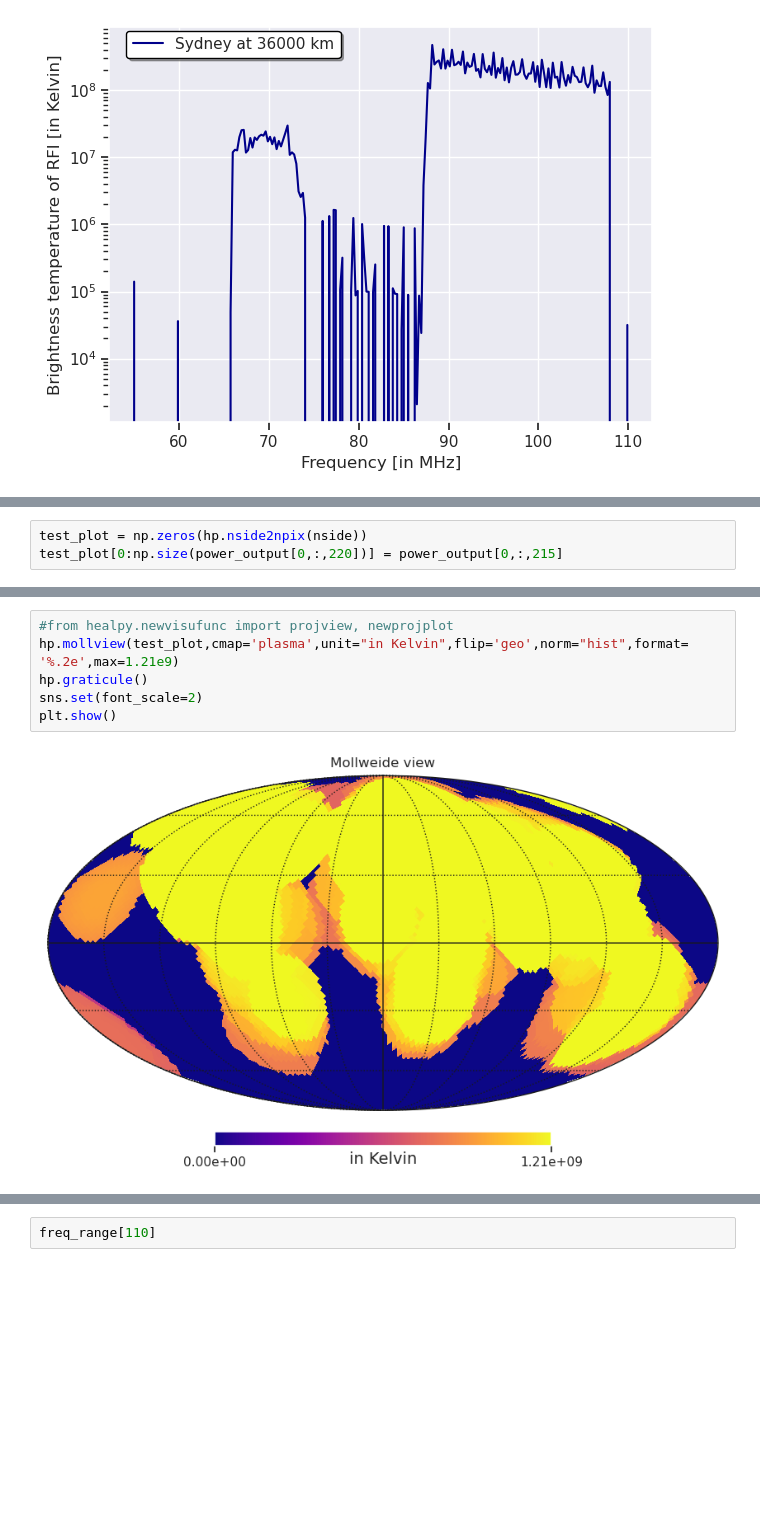
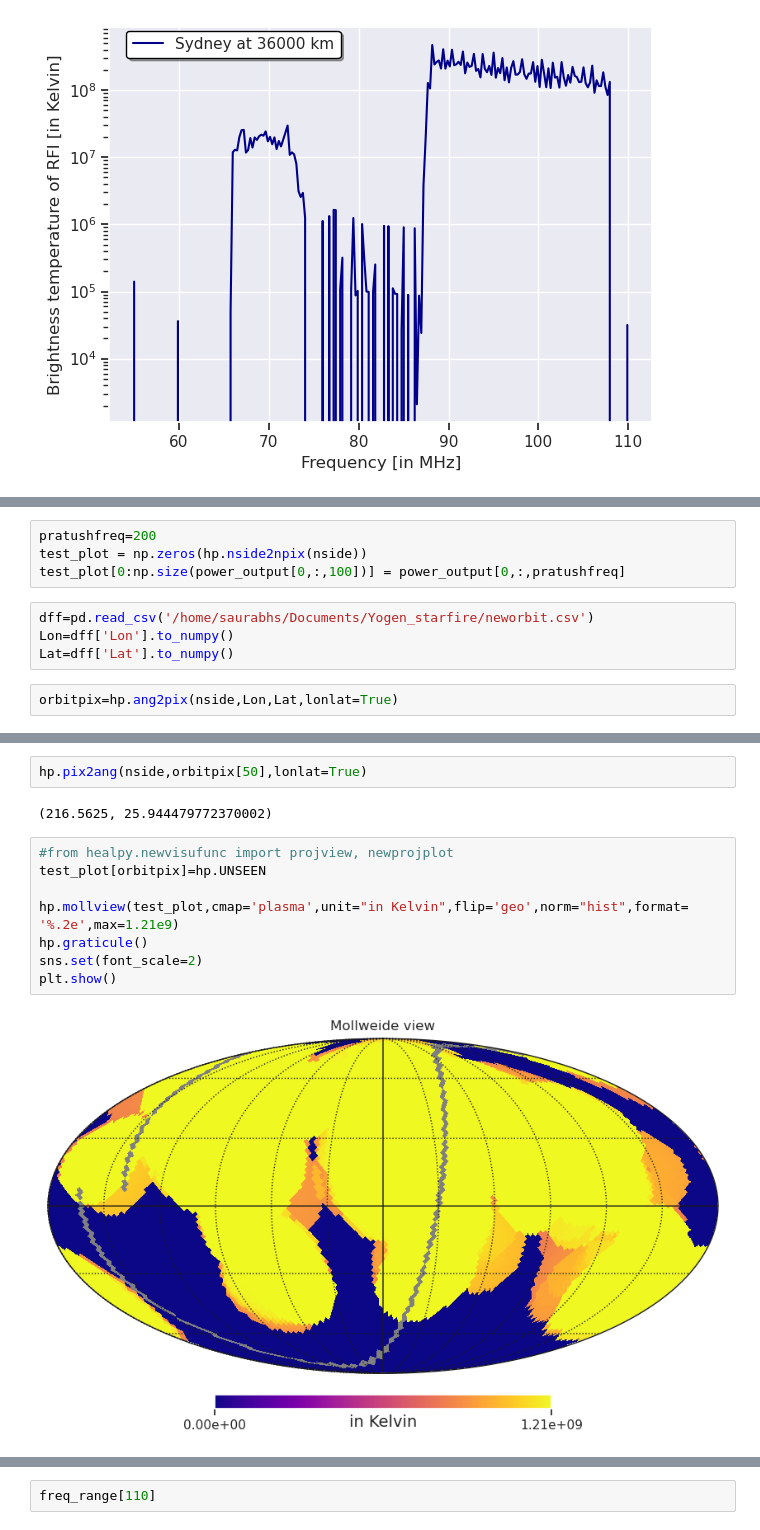
Before and after one commit to Bharatcs/rfi, a Jupyter notebook: Project/starfire_main.ipynb, the cells around one changed output, grey strips where cells are left out. Cells and saved outputs as stored; diff of their text form; blank space fills up the shorter version.

Commit message:
starfire beast push

```diff
--- a/Project/starfire_main.ipynb
+++ b/Project/starfire_main.ipynb
@@ -475,3 +475,10 @@ plt.legend(facecolor="white", edgecolor="black", bbox_to_anchor=(0.44, 1.01),fan
 # %%
+pratushfreq=200
 test_plot = np.zeros(hp.nside2npix(nside))
-test_plot[0:np.size(power_output[0,:,220])] = power_output[0,:,215]
+test_plot[0:np.size(power_output[0,:,100])] = power_output[0,:,pratushfreq]
+# %%
+dff=pd.read_csv('/home/saurabhs/Documents/Yogen_starfire/neworbit.csv')
+Lon=dff['Lon'].to_numpy()
+Lat=dff['Lat'].to_numpy()
+# %%
+orbitpix=hp.ang2pix(nside,Lon,Lat,lonlat=True)
@@ -478,8 +491,14 @@ test_plot[0:np.size(power_output[0,:,220])] = power_output[0,:,215]
+# %%
+hp.pix2ang(nside,orbitpix[50],lonlat=True)
+# %% [output]
+(216.5625, 25.944479772370002)
 # %%
 #from healpy.newvisufunc import projview, newprojplot
+test_plot[orbitpix]=hp.UNSEEN
+
 hp.mollview(test_plot,cmap='plasma',unit="in Kelvin",flip='geo',norm="hist",format= '%.2e',max=1.21e9)
 hp.graticule()
 sns.set(font_scale=2)
 plt.show()
 # %% [output]
-[figure, old version]
+[figure, new version]
```
Also changed, not shown: parts of 19 cells of this notebook.
